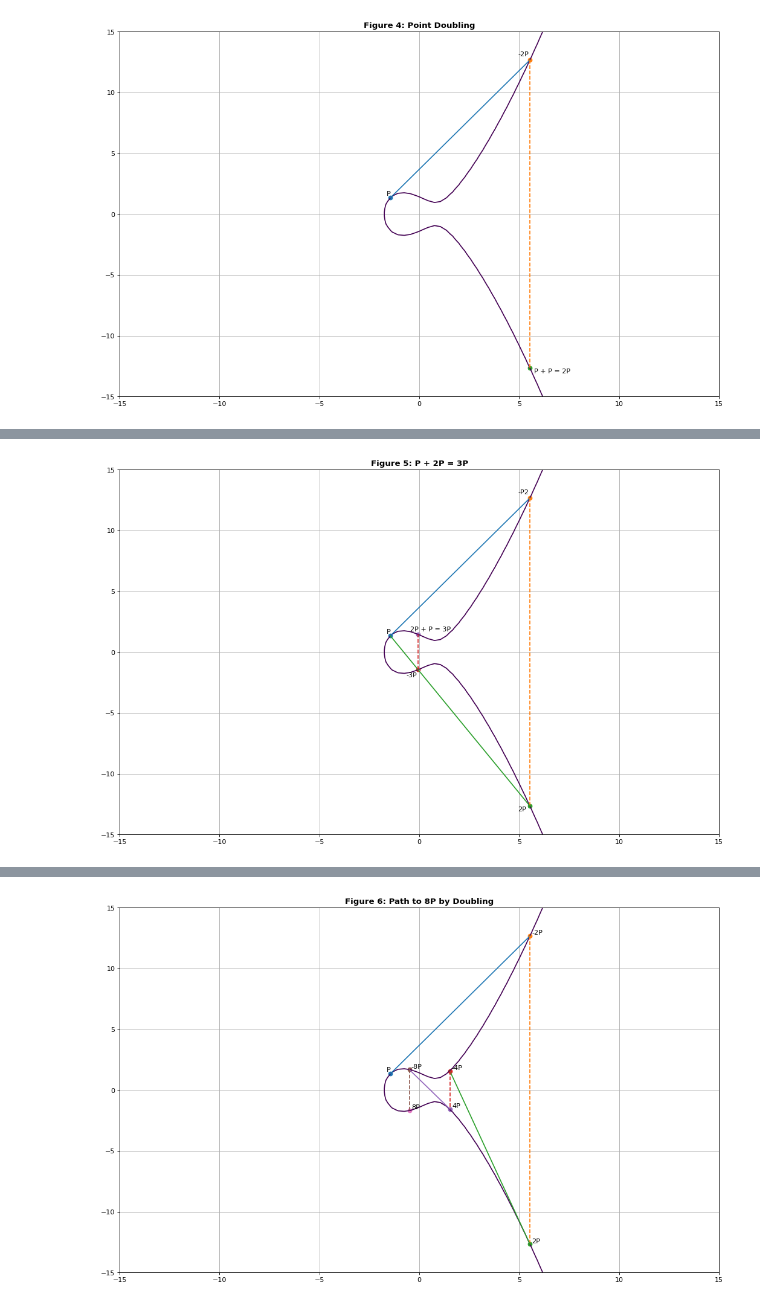
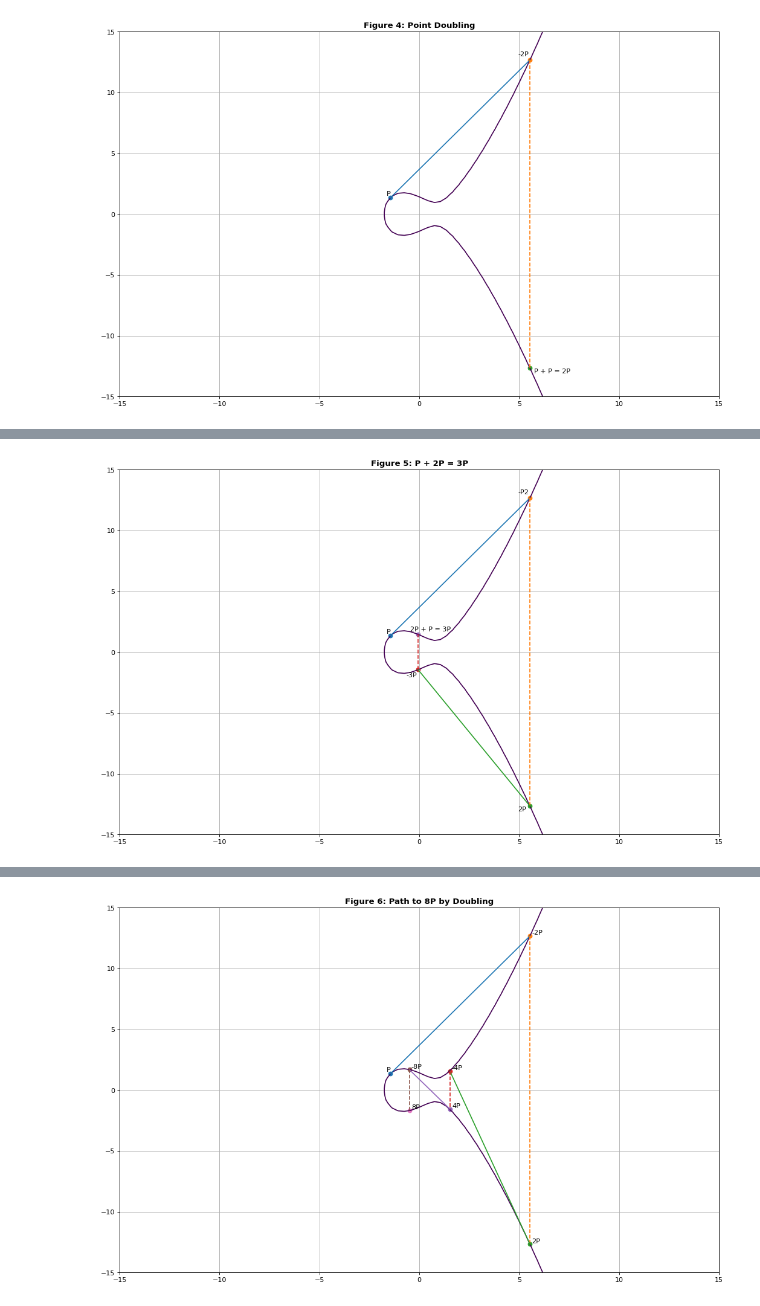
Before and after one commit to dchampion/crypto, a Jupyter notebook: doc/EllipticCurves.ipynb, the cells around one changed output, grey strips where cells are left out. Saved outputs shown, nothing was run; the diff lists cells and outputs as text; code cells hidden in the pictures.

```diff
--- a/doc/EllipticCurves.ipynb
+++ b/doc/EllipticCurves.ipynb
@@ -236,34 +242,34 @@ Let's continue with another example, this time computing the sum *P + 2P*, or *3
 # %%
 plt.figure(figsize=(16,10), dpi=80)
 
 plt.contour(x.ravel(), y.ravel(), pow(y, 2) - pow(x, 3) - a*x - b, [0])
 
 plt.scatter(Px, Py)
 plt.annotate("P", [Px-.2, Py+.2])
 
 plt.scatter(P2x, -P2y)
 plt.annotate("-P2", [P2x-.6, -P2y+.3])
 plt.plot([Px,P2x], [Py,-P2y])
 
 plt.scatter(P2x, P2y)
 plt.annotate("2P", [P2x-.6, P2y-.4])
 plt.plot([P2x,P2x], [-P2y,P2y], linestyle="--")
 
 P3x, P3y = add(Px, Py, P2x, P2y)
 
 plt.scatter(P3x, -P3y)
 plt.annotate("-3P", [P3x-.6, -P3y-.6])
-plt.plot([P2x,Px], [P2y,Py])
+plt.plot([P2x,P3x], [P2y,-P3y])
 
 plt.scatter(P3x, P3y)
 plt.annotate("2P + P = 3P", [P3x-.4, P3y+.3])
 plt.plot([P3x,P3x], [-P3y,P3y], linestyle="--")
 
 plt.title("Figure 5: P + 2P = 3P", fontsize="large", fontweight="bold")
 plt.grid()
 plt.show()
 # %% [output]
-[figure, old version]
+[figure, new version]
 # %% [markdown]
 In *Figure 5*, we've used the same technique to add *P* and *2P* that we used to add *P* and *Q* in *Figure 3*; that is, we drew a straight line between *P* and *2P*, found the point of intersection with the curve *-3P*, and took its y&ndash;axis reflection *3P* as the sum of the addition.
 
```
Also changed, not shown: parts of 3 cells of this notebook.
